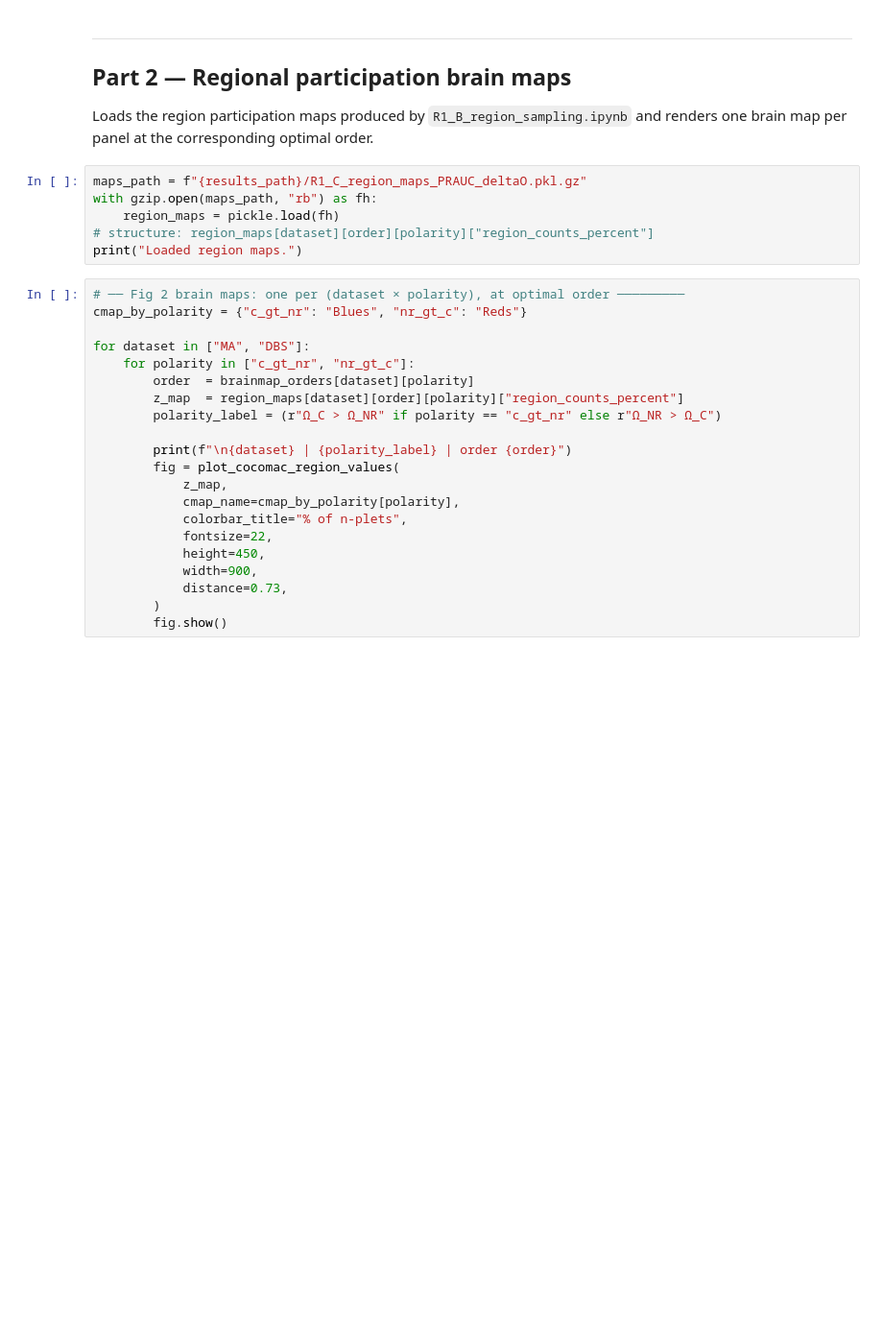
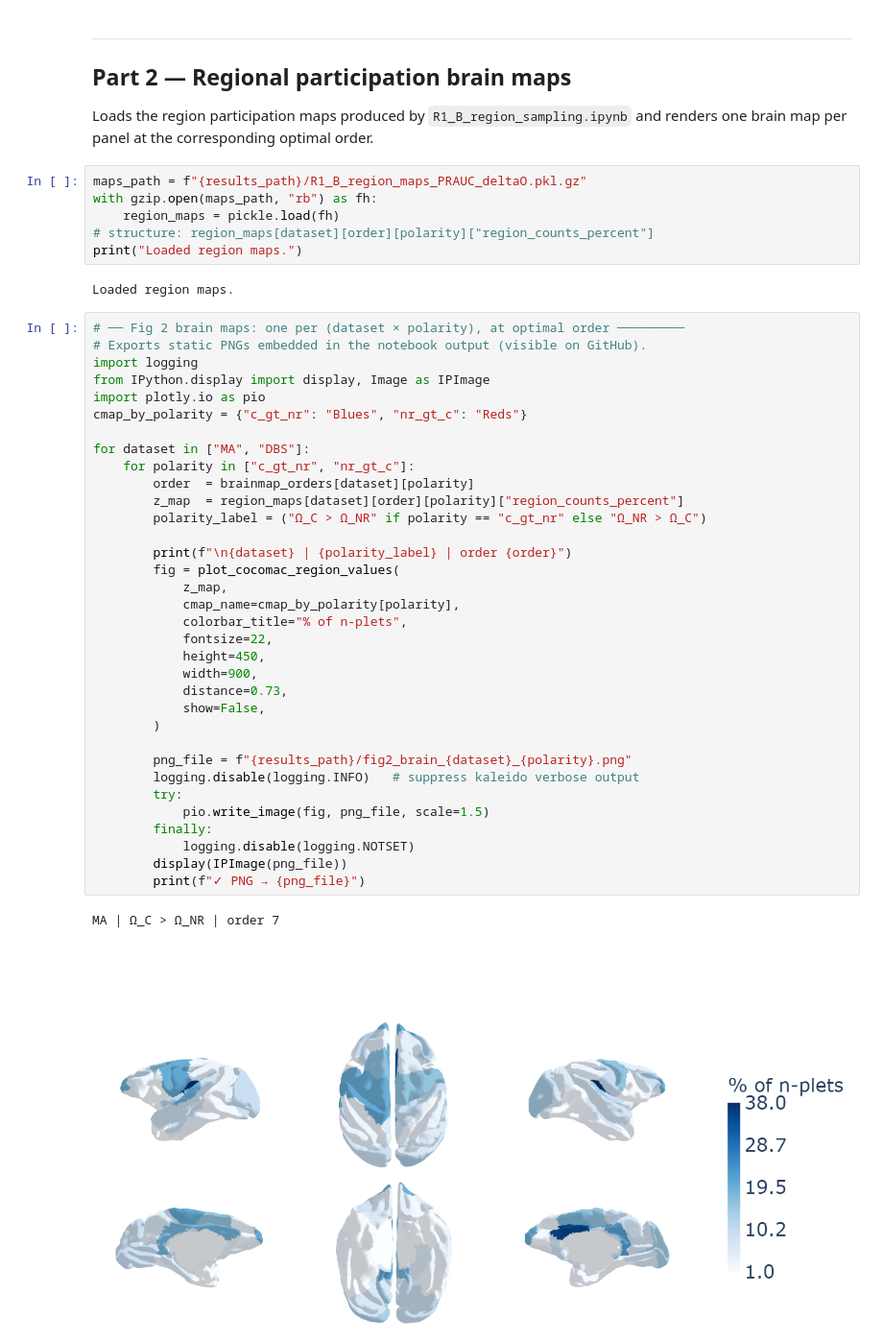
Before and after one commit to camilo-espinosa/high-order-anesthesia, a Jupyter notebook: notebooks/R1_discrimination/R1_C_fig2.ipynb, the cells around one changed output. Shown at 96% size. Cells and saved outputs as stored; diff of their text form; blank space fills up the shorter version.

```diff
--- a/notebooks/R1_discrimination/R1_C_fig2.ipynb
+++ b/notebooks/R1_discrimination/R1_C_fig2.ipynb
@@ -267,29 +293,47 @@ print(pval_df)
 Loads the region participation maps produced by `R1_B_region_sampling.ipynb`
 and renders one brain map per panel at the corresponding optimal order.
 # %%
-maps_path = f"{results_path}/R1_C_region_maps_PRAUC_deltaO.pkl.gz"
+maps_path = f"{results_path}/R1_B_region_maps_PRAUC_deltaO.pkl.gz"
 with gzip.open(maps_path, "rb") as fh:
     region_maps = pickle.load(fh)
 # structure: region_maps[dataset][order][polarity]["region_counts_percent"]
 print("Loaded region maps.")
+# %% [output]
+Loaded region maps.
 # %%
 # ── Fig 2 brain maps: one per (dataset × polarity), at optimal order ─────────
+# Exports static PNGs embedded in the notebook output (visible on GitHub).
+import logging
+from IPython.display import display, Image as IPImage
+import plotly.io as pio
 cmap_by_polarity = {"c_gt_nr": "Blues", "nr_gt_c": "Reds"}
 
 for dataset in ["MA", "DBS"]:
     for polarity in ["c_gt_nr", "nr_gt_c"]:
         order  = brainmap_orders[dataset][polarity]
         z_map  = region_maps[dataset][order][polarity]["region_counts_percent"]
-        polarity_label = (r"Ω_C > Ω_NR" if polarity == "c_gt_nr" else r"Ω_NR > Ω_C")
+        polarity_label = ("Ω_C > Ω_NR" if polarity == "c_gt_nr" else "Ω_NR > Ω_C")
 
         print(f"\n{dataset} | {polarity_label} | order {order}")
         fig = plot_cocomac_region_values(
             z_map,
             cmap_name=cmap_by_polarity[polarity],
             colorbar_title="% of n-plets",
             fontsize=22,
             height=450,
             width=900,
             distance=0.73,
+            show=False,
         )
-        fig.show()
+
+        png_file = f"{results_path}/fig2_brain_{dataset}_{polarity}.png"
+        logging.disable(logging.INFO)   # suppress kaleido verbose output
+        try:
+            pio.write_image(fig, png_file, scale=1.5)
+        finally:
+            logging.disable(logging.NOTSET)
+        display(IPImage(png_file))
+        print(f"✓ PNG → {png_file}")
+# %% [output]
+MA | Ω_C > Ω_NR | order 7
+[figure, added]
```
Also changed, not shown: parts of 7 cells of this notebook, 14 other files.
